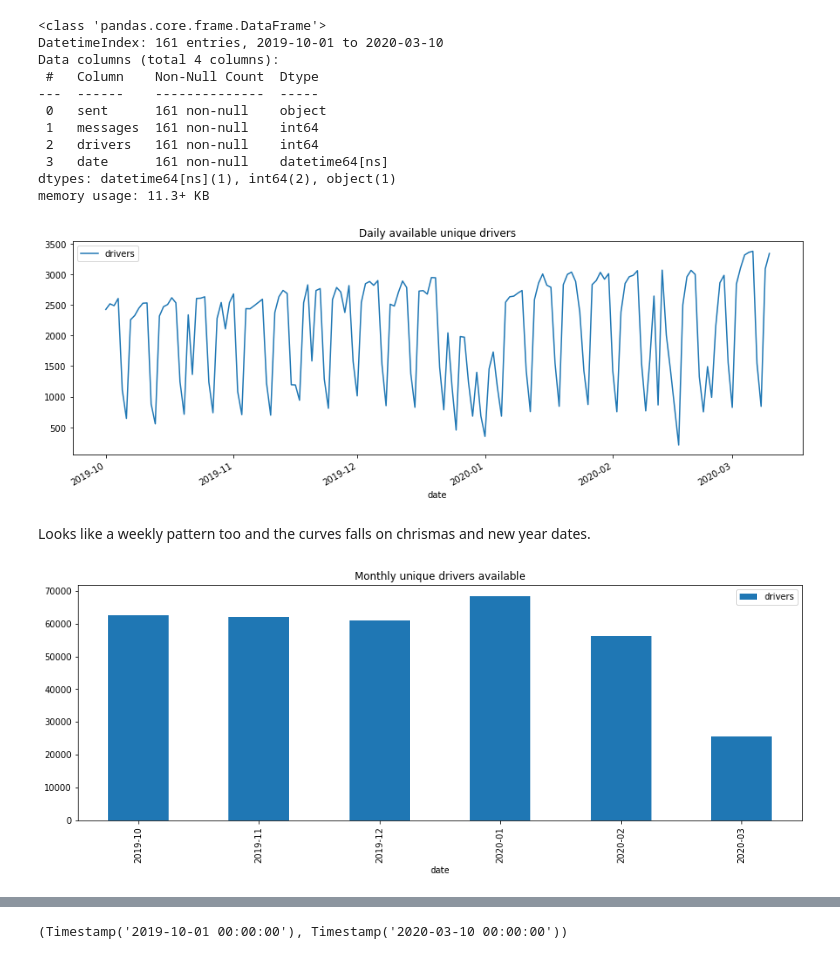
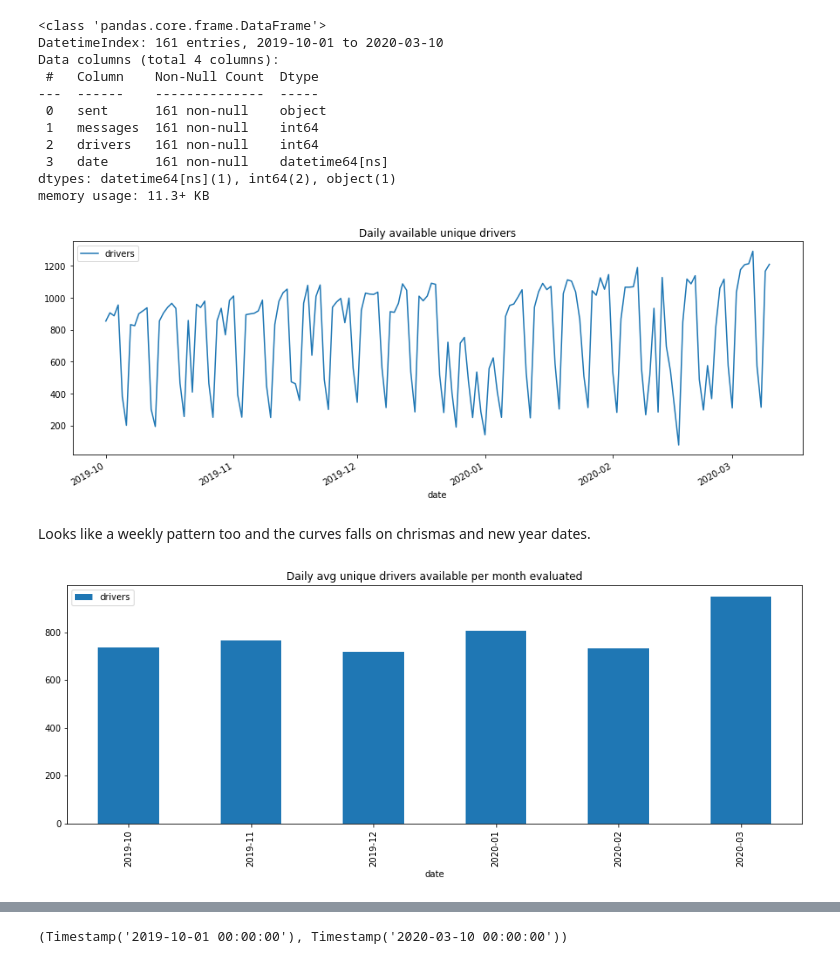
Before and after one commit to akanelson/ds4a, a Jupyter notebook: initial_exploratory_analysis/05 - EDA - First Approach.ipynb, the cells around one changed output, grey strips where cells are left out. Cells and saved outputs as stored; diff of their text form; code cells hidden in the pictures.

```diff
--- a/initial_exploratory_analysis/05 - EDA - First Approach.ipynb
+++ b/initial_exploratory_analysis/05 - EDA - First Approach.ipynb
@@ -472,8 +515,8 @@ df_av = careful_query(
 """
 SELECT DATE(sent) as sent, COUNT(1) as messages, COUNT(DISTINCT(driver_id)) as drivers
 FROM availabilities
-GROUP BY DATE(sent)
-HAVING DATE(sent) BETWEEN '{0}' AND '{1}'
+GROUP BY DATE(sent), distribution_center
+HAVING distribution_center = 1 AND DATE(sent) BETWEEN '{0}' AND '{1}'
 """.format(
         df_it['date'].min().date().strftime('%Y-%m-%d'),
         df_it['date'].max().date().strftime('%Y-%m-%d')
@@ -533,13 +576,13 @@ df_av.drivers.plot(figsize=(15,5));
 plt.legend()
 plt.title('Daily available unique drivers');
 # %% [output]
-[figure, old version]
+[figure, new version]
 # %% [markdown]
 Looks like a weekly pattern too and the curves falls on chrismas and new year dates.
 # %%
-df_av.groupby(df_av.index.to_period('M')).drivers.sum().plot.bar(figsize=(15,5));
+df_av.groupby(df_av.index.to_period('M')).drivers.mean().plot.bar(figsize=(15,5));
 plt.legend()
-plt.title('Monthly unique drivers available');
+plt.title('Daily avg unique drivers available per month evaluated');
 # %% [output]
-[figure, old version]
+[figure, new version]
 # %%
```
Also changed, not shown: parts of 39 cells of this notebook.
